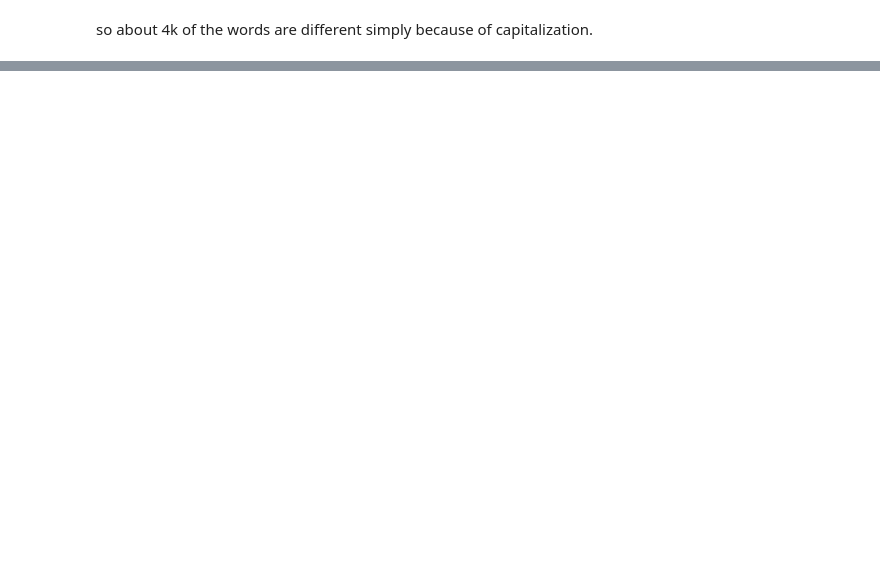
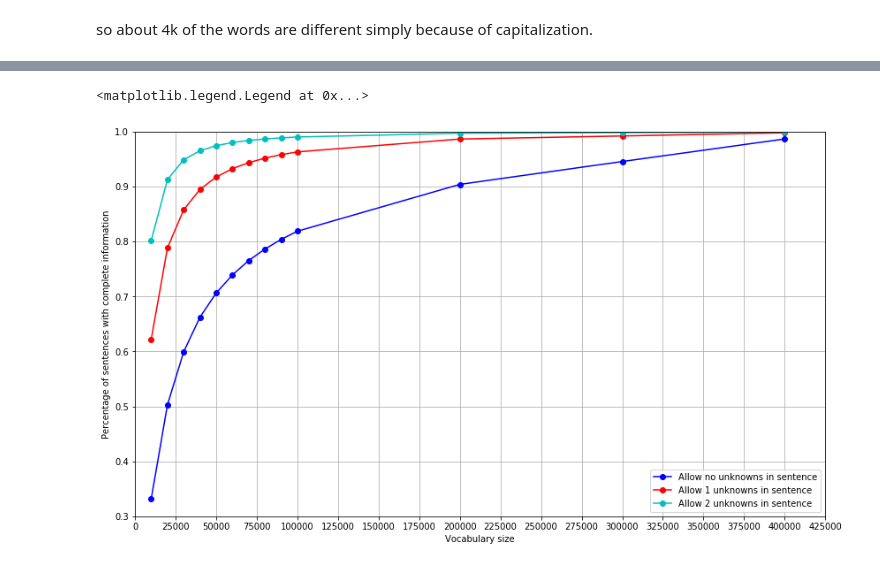
Before and after one commit to fraggle-inc/komma-dev, a Jupyter notebook: notebooks/EU Proceedings - Danish - corpus analysis.ipynb, the cells around one changed output, grey strips where cells are left out. Drawn from its saved outputs; the diff is of its cells as text; code cells hidden in the pictures; blank space fills up the shorter version.

```diff
--- a/notebooks/EU Proceedings - Danish - corpus analysis.ipynb
+++ b/notebooks/EU Proceedings - Danish - corpus analysis.ipynb
@@ -71,0 +114,46 @@ so about 4k of the words are different simply because of capitalization.
+# %%
+MAX_CHUNKS = 50
+def embed_sentence(sentence, vocabulary):
+    embedded = [0] * MAX_CHUNKS
+    for index, chunk in enumerate(sentence.chunks[:MAX_CHUNKS]):
+        word = chunk.clean_name
+        if word in vocabulary:
+            continue
+        else:
+            embedded[index] = 1
+    return embedded
+# %%
+loss_counts = []
+unknowns_in_sentences = []
+vocab_lens = np.append(np.arange(10000, 110000, 10000 ), np.arange(200000, 500000, 100000))
+for vocab_len in vocab_lens:
+    vocab, _ = build_vocabulary(eu_data, vocab_len)
+    loss_count = 0
+    unknown_in_sen_count = []
+    for sentence in eu_data:
+        unknown_words_in_sen = np.sum(embed_sentence(sentence, vocab))
+        unknown_in_sen_count.append(unknown_words_in_sen)
+        if unknown_words_in_sen>0:
+            loss_count += 1
+    unknowns_in_sentences.append(unknown_in_sen_count)
+    sentence_loss = loss_count/len(eu_data)
+    loss_counts.append(sentence_loss)
+# %%
+fewer_than_3_unknows = [np.sum(np.array(unknowns)<3)/len(eu_data) for unknowns in unknowns_in_sentences]
+fewer_than_2_unknows = [np.sum(np.array(unknowns)<2)/len(eu_data) for unknowns in unknowns_in_sentences]
+fewer_than_1_unknows = [np.sum(np.array(unknowns)<1)/len(eu_data) for unknowns in unknowns_in_sentences]
+# %%
+fig, ax = plt.subplots(figsize=(14,8))
+ax.plot(vocab_lens, np.array(fewer_than_1_unknows), 'o-b', label='Allow no unknowns in sentence')
+ax.plot(vocab_lens, np.array(fewer_than_2_unknows), 'o-r', label='Allow 1 unknowns in sentence')
+ax.plot(vocab_lens, np.array(fewer_than_3_unknows), 'o-c', label='Allow 2 unknowns in sentence')
+ax.set(xlabel='Vocabulary size', ylabel='Percentage of sentences with complete information');
+ax.set_ylim([0.3, 1])
+ax.set_xlim([0, 400000])
+ax.set_xticks(np.arange(0, 450000, 25000))
+ax.set_yticks(np.arange(0.3 ,1.1, 0.1))
+ax.grid()
+ax.legend();
+# %% [output]
+<matplotlib.legend.Legend at 0x...>
+[figure, added]
```
Also changed, not shown: parts of 14 cells of this notebook.
